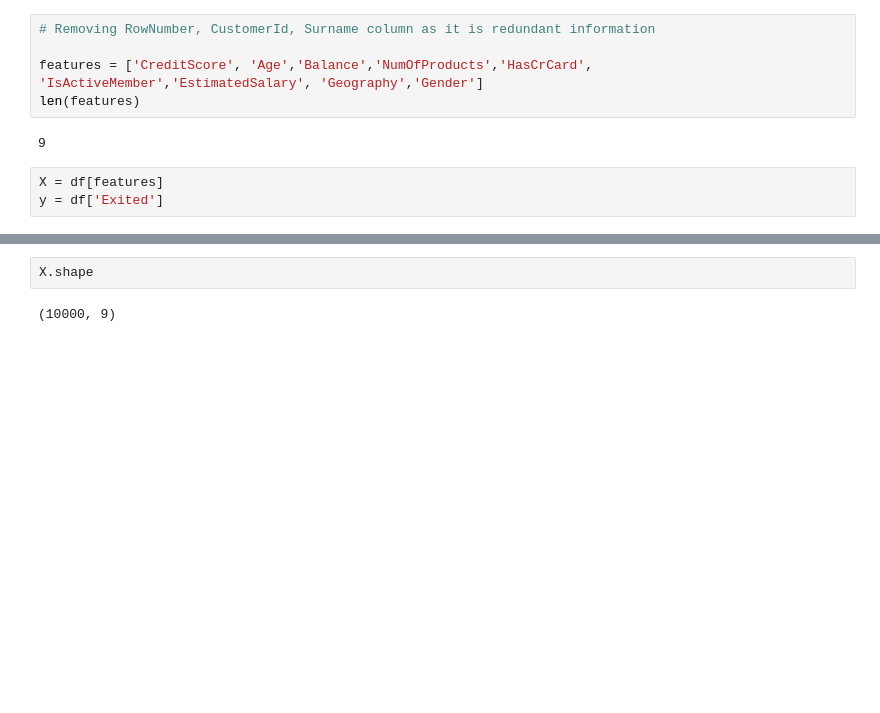
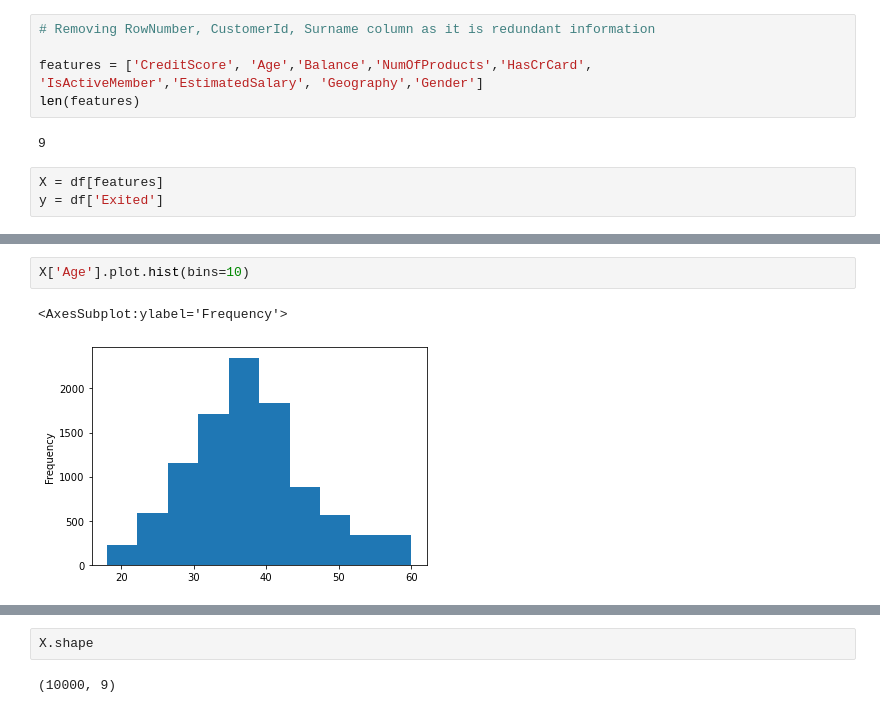
Before and after one commit to sandeepjakkaraju/bits-sem2-ml, a Jupyter notebook: ML-Assignment1.ipynb, the cells around one changed output, grey strips where cells are left out. Drawn from its saved outputs; the diff is of its cells as text; blank space fills up the shorter version.

```diff
--- a/ML-Assignment1.ipynb
+++ b/ML-Assignment1.ipynb
@@ -357,0 +417,5 @@ y = df['Exited']
+# %%
+X['Age'].plot.hist(bins=10)
+# %% [output]
+<AxesSubplot:ylabel='Frequency'>
+[figure, added]
```
Also changed, not shown: parts of 29 cells of this notebook, 1 other file.
